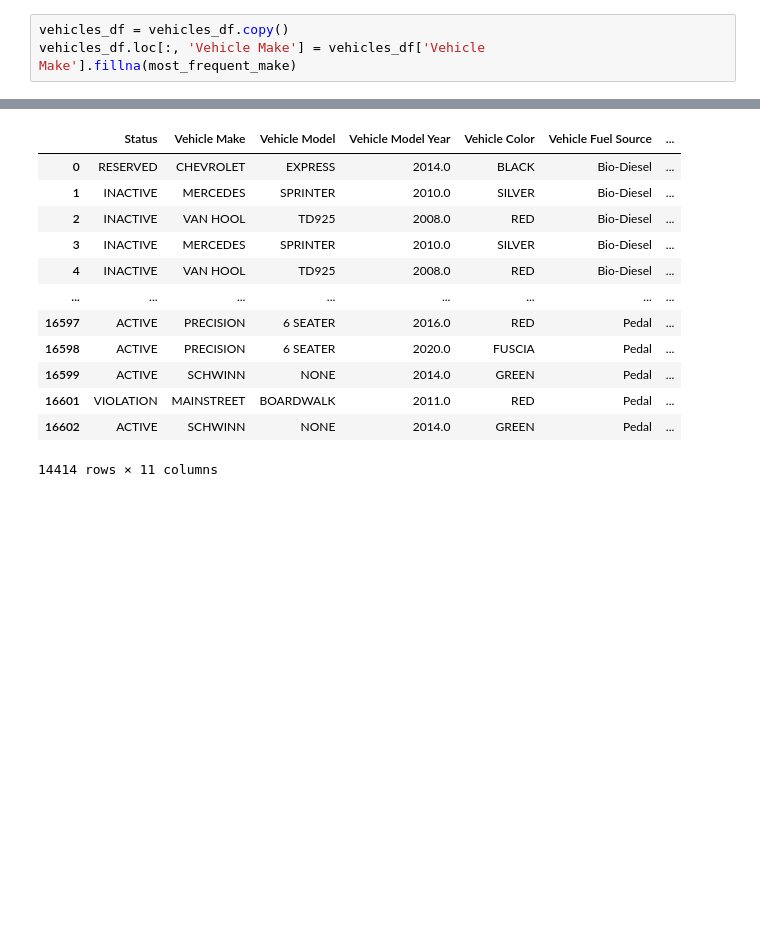
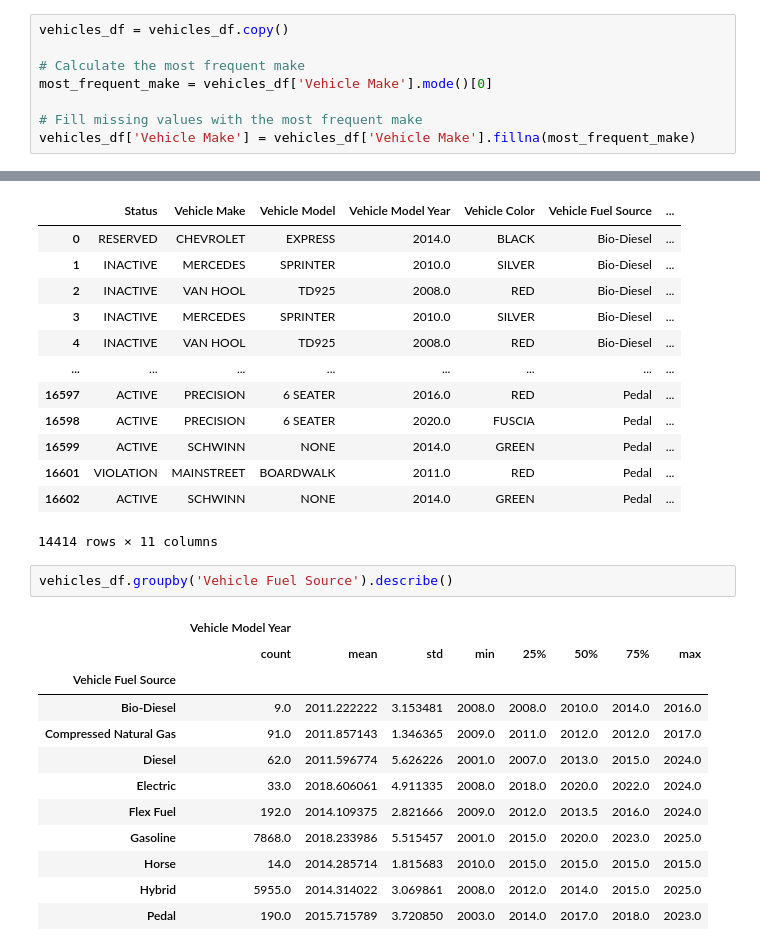
Before and after one commit to shaveenudayanga/py-lens, a Jupyter notebook: full_vehicle_Stat.ipynb, the cells around one changed output, grey strips where cells are left out. Drawn from its saved outputs; the diff is of its cells as text; blank space fills up the shorter version.

```diff
--- a/full_vehicle_Stat.ipynb
+++ b/full_vehicle_Stat.ipynb
@@ -190,5 +190,10 @@ dtypes: float64(2), object(9)
 memory usage: 1.3+ MB
 # %%
 vehicles_df = vehicles_df.copy()
-vehicles_df.loc[:, 'Vehicle Make'] = vehicles_df['Vehicle Make'].fillna(most_frequent_make)
+
+# Calculate the most frequent make
+most_frequent_make = vehicles_df['Vehicle Make'].mode()[0]
+
+# Fill missing values with the most frequent make
+vehicles_df['Vehicle Make'] = vehicles_df['Vehicle Make'].fillna(most_frequent_make)
 # %% [markdown]
@@ -269,3 +274,18 @@ vehicles_df
 | 16601 | VIOLATION | MAINSTREET | BOARDWALK | 2011.0 | RED | Pedal | ... |
 | 16602 | ACTIVE | SCHWINN | NONE | 2014.0 | GREEN | Pedal | ... |
 14414 rows × 11 columns
+# %%
+vehicles_df.groupby('Vehicle Fuel Source').describe()
+# %% [output]
+|  | Vehicle Model Year |  |  |  |  |  |  |  |
+|  | count | mean | std | min | 25% | 50% | 75% | max |
+| Vehicle Fuel Source |  |  |  |  |  |  |  |  |
+| Bio-Diesel | 9.0 | 2011.222222 | 3.153481 | 2008.0 | 2008.0 | 2010.0 | 2014.0 | 2016.0 |
+| Compressed Natural Gas | 91.0 | 2011.857143 | 1.346365 | 2009.0 | 2011.0 | 2012.0 | 2012.0 | 2017.0 |
+| Diesel | 62.0 | 2011.596774 | 5.626226 | 2001.0 | 2007.0 | 2013.0 | 2015.0 | 2024.0 |
+| Electric | 33.0 | 2018.606061 | 4.911335 | 2008.0 | 2018.0 | 2020.0 | 2022.0 | 2024.0 |
+| Flex Fuel | 192.0 | 2014.109375 | 2.821666 | 2009.0 | 2012.0 | 2013.5 | 2016.0 | 2024.0 |
+| Gasoline | 7868.0 | 2018.233986 | 5.515457 | 2001.0 | 2015.0 | 2020.0 | 2023.0 | 2025.0 |
+| Horse | 14.0 | 2014.285714 | 1.815683 | 2010.0 | 2015.0 | 2015.0 | 2015.0 | 2015.0 |
+| Hybrid | 5955.0 | 2014.314022 | 3.069861 | 2008.0 | 2012.0 | 2014.0 | 2015.0 | 2025.0 |
+| Pedal | 190.0 | 2015.715789 | 3.720850 | 2003.0 | 2014.0 | 2017.0 | 2018.0 | 2023.0 |
```
Also changed, not shown: parts of 1 cell of this notebook.
